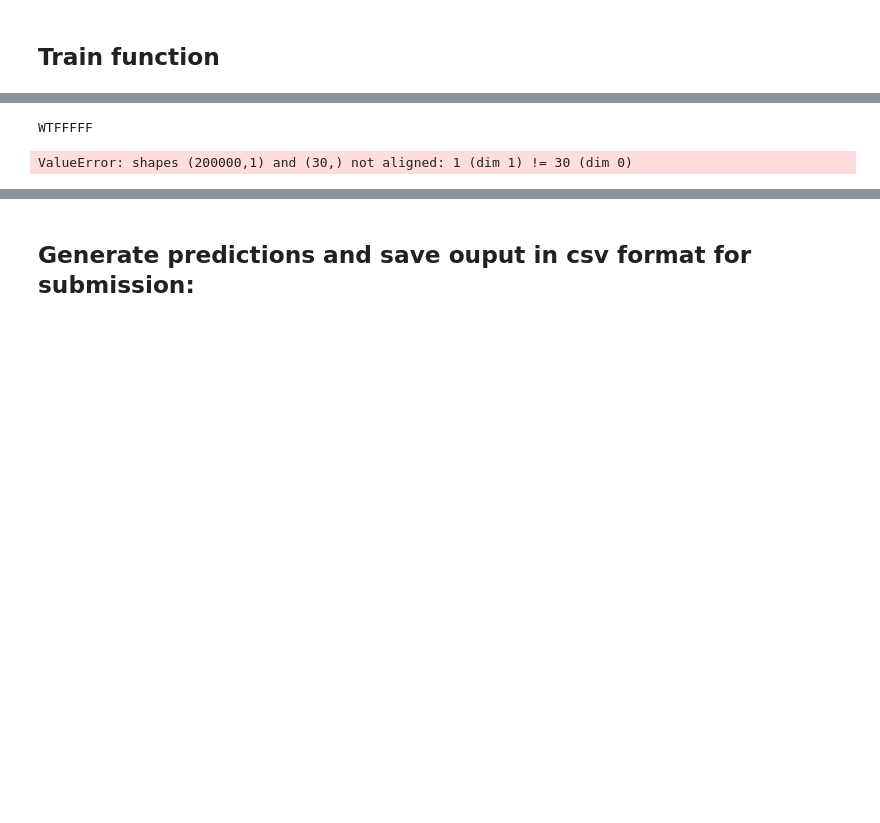
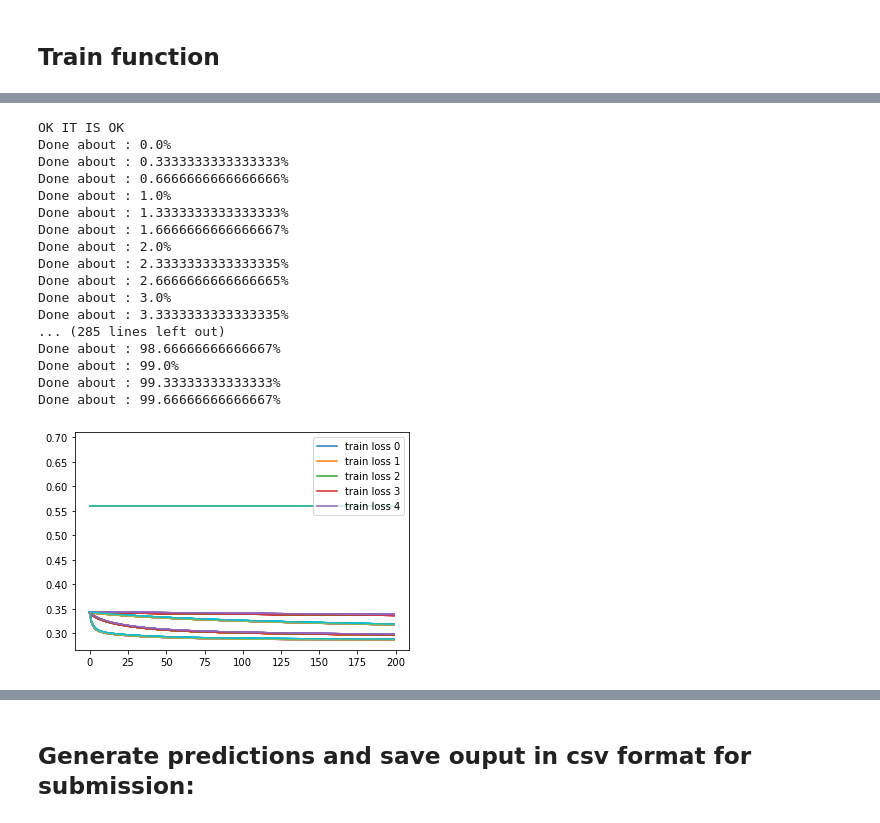
Before and after one commit to MartinEpfl/Machine-Learning-Course, a Jupyter notebook: projects/project1VersionFinale/project1.ipynb, the cells around one changed output, grey strips where cells are left out. Saved outputs shown, nothing was run; the diff lists cells and outputs as text; code cells hidden in the pictures; blank space fills up the shorter version.

Commit message:
Done, you can find the best parameters here

```diff
--- a/projects/project1VersionFinale/project1.ipynb
+++ b/projects/project1VersionFinale/project1.ipynb
@@ -138,7 +135,7 @@ def logistic_regression(y,tx, initial_w,  max_iter, gamma):
         loss = loss_function_LR(tx, y, w)
         losses.append(loss)
         ws.append(w)
-    return np.array(losses)[-1], np.array(ws)[-1]
+    return np.array(ws)[-1], np.array(losses)[-1]
 # %% [markdown]
 ## regularized logistic regression
 # %%
@@ -364,41 +382,58 @@ def train(model,y,tx,k_fold,degree,seed=0, **kwargs):
 # %%
 #wf = train(reg_logistic_regression,y_std,tX_std,5,0,5,gamma=0.1757, lambda_ = 0)
 #w, lossTr, lossTe, accTr, accTe = train(names[0],y_std,tX_std,5,degrees[0],None,gamma = gammas[3], lambda_ = 0)
-
+#
+#
 names = [least_squares_GD,least_square, ridge_regression, logistic_regression,reg_logistic_regression]
 initial_w  = np.zeros(tX_std.shape[1])
 lambdas = np.logspace(-5, 0, 15)
 gammas = np.array([0.0001,0.001,0.01,0.1])
 degrees = np.array([0,1,2,3,4,5,6,7])
-parameters = [{'gamma' : gammas[0],'lambda_' : lambdas[0]}]
+#parameters = [{'gamma' : gammas[0],'lambda_' : lambdas[0]}]
 #wf = train(reg_logistic_regression,y_std,tX_std,5,0,None,**(parameters[0]))
 bestParametersLossTrain = [names[0], lambdas[0], gammas[0],degrees[0], 1, initial_w ]
 bestParametersLossTest = [names[0], lambdas[0], gammas[0],degrees[0], 1, initial_w ]
 bestParametersAccuracyTrain = [names[0], lambdas[0], gammas[0],degrees[0], 0, initial_w ]
 bestParametersAccuracyTest = [names[0], lambdas[0], gammas[0],degrees[0], 0, initial_w ]
-parameter = [{'initial_w':initial_w,'max_iter':200,'gamma' : gamma}]
-ToDelete = train(logistic_regression,y_std,tX_std,5,None,0,**parameter[0])
+#parameter = [{'initial_w':initial_w,'max_iter':200,'gamma' : gamma}]
+#ToDelete,_,_,_,_ = train(logistic_regression,y_std,tX_std,5,None,0,**parameter[0])
 print("OK IT IS OK")
 for indexML, model_name in enumerate(names):
     for indexL,lambda_ in enumerate(lambdas):
         for indexG,gamma in enumerate(gammas):
             print("Done about : " + str(100*(indexML*len(lambdas)*len(gammas)+ indexL*len(gammas) + indexG)/(len(names)*len(lambdas)*len(gammas))) + "%")
             #for degree in degrees:1
             parameters = [{'initial_w': initial_w, 'max_iter':200,'gamma' : gamma}, {}, {'lambda_' : lambda_}, {'initial_w':initial_w,'max_iter':200,'gamma' : gamma}, {'initial_w':initial_w,'max_iter':200,'gamma' : gamma,'lambda_' : lambda_}]
-            wTemp, lossTr, lossTe, accTr, accTe = train(model_name,y_std,tX_std,5,None,0,**parameters[indexML])
+            wTemp, lossTr, lossTe, accTr, accTe = train(names[indexML],y_std,tX_std,5,None,0,**parameters[indexML])
             if lossTr < bestParametersLossTrain[4]:
                 bestParametersLossTrain = [model_name,lambda_, gamma, None, lossTr, wTemp]
             if lossTe < bestParametersLossTest[4]:
-                bestParametersLossTrain = [model_name,lambda_, gamma, None, lossTe, wTemp]
+                bestParametersLossTest = [model_name,lambda_, gamma, None, lossTe, wTemp]
             if accTr > bestParametersAccuracyTrain[4]:
-                bestParametersLossTrain = [model_name,lambda_, gamma, None, accTr, wTemp]
+                bestParametersAccuracyTrain = [model_name,lambda_, gamma, None, accTr, wTemp]
             if accTe > bestParametersAccuracyTest[4]:
-                bestParametersLossTrain = [model_name,lambda_, gamma, None, accTe, wTemp]
+                bestParametersAccuracyTest = [model_name,lambda_, gamma, None, accTe, wTemp]
 
 
 
 #The parameters are : Lambda, degrees, gamma
 #
 # %% [output]
-WTFFFFF
+OK IT IS OK
+Done about : 0.0%
+Done about : 0.3333333333333333%
+Done about : 0.6666666666666666%
+Done about : 1.0%
+Done about : 1.3333333333333333%
+Done about : 1.6666666666666667%
+Done about : 2.0%
+Done about : 2.3333333333333335%
+Done about : 2.6666666666666665%
+Done about : 3.0%
+Done about : 3.3333333333333335%
+... (285 lines left out)
+Done about : 98.66666666666667%
+Done about : 99.0%
+Done about : 99.33333333333333%
+Done about : 99.66666666666667%
-ValueError: shapes (200000,1) and (30,) not aligned: 1 (dim 1) != 30 (dim 0)
+[figure, added]
```
Also changed, not shown: parts of 4 cells of this notebook.
